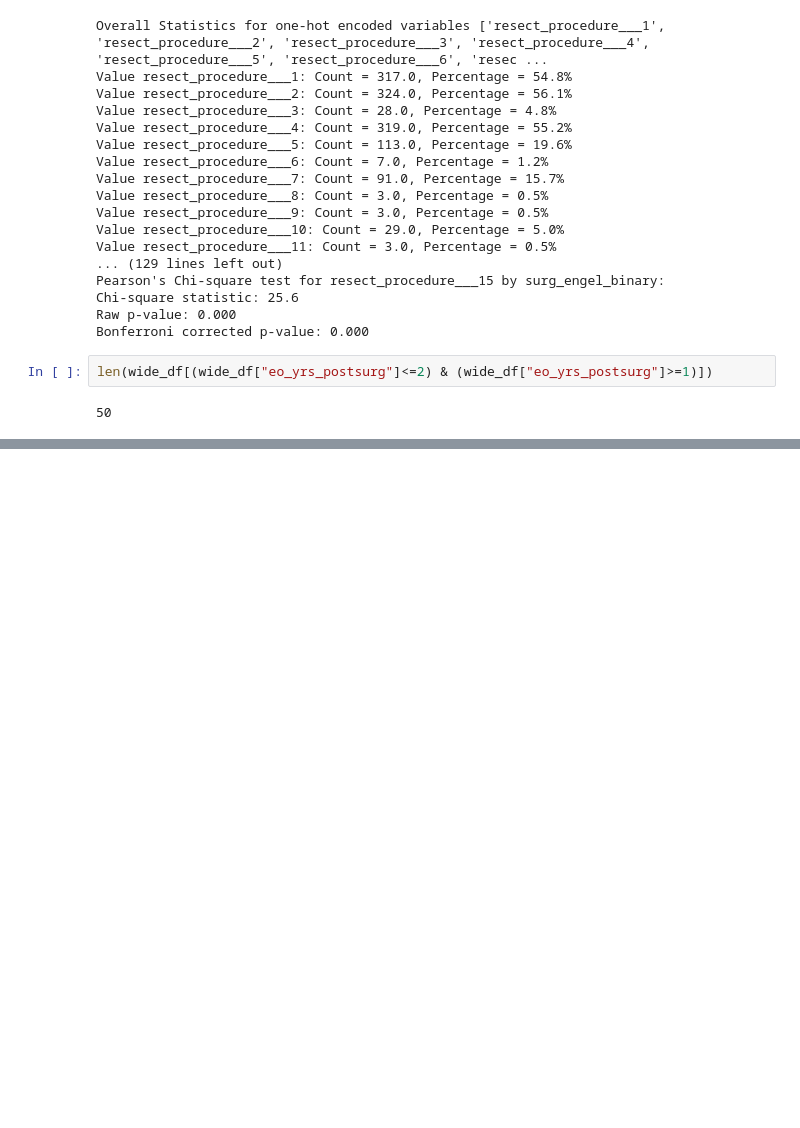
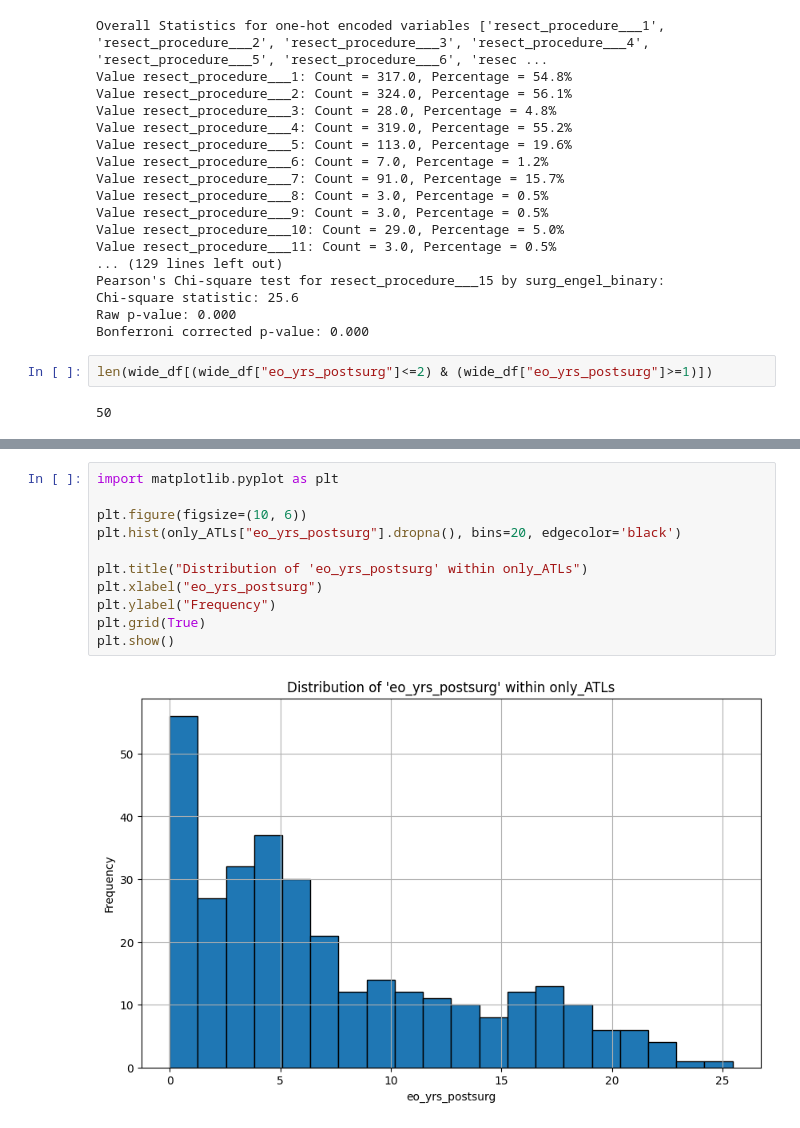
Before and after one commit to AmauryPelzer/Engel-outcome-prediction, a Jupyter notebook: notebooks/1. exploratory/descriptive.ipynb, the cells around one changed output, grey strips where cells are left out. Drawn from its saved outputs; the diff is of its cells as text; blank space fills up the shorter version.

```diff
--- a/notebooks/1. exploratory/descriptive.ipynb
+++ b/notebooks/1. exploratory/descriptive.ipynb
@@ -314,0 +375,13 @@ len(wide_df[(wide_df["eo_yrs_postsurg"]<=2) & (wide_df["eo_yrs_postsurg"]>=1)])
+# %%
+import matplotlib.pyplot as plt
+
+plt.figure(figsize=(10, 6))
+plt.hist(only_ATLs["eo_yrs_postsurg"].dropna(), bins=20, edgecolor='black')
+
+plt.title("Distribution of 'eo_yrs_postsurg' within only_ATLs")
+plt.xlabel("eo_yrs_postsurg")
+plt.ylabel("Frequency")
+plt.grid(True)
+plt.show()
+# %% [output]
+[figure, added]
```
Also changed, not shown: parts of 7 cells of this notebook.
